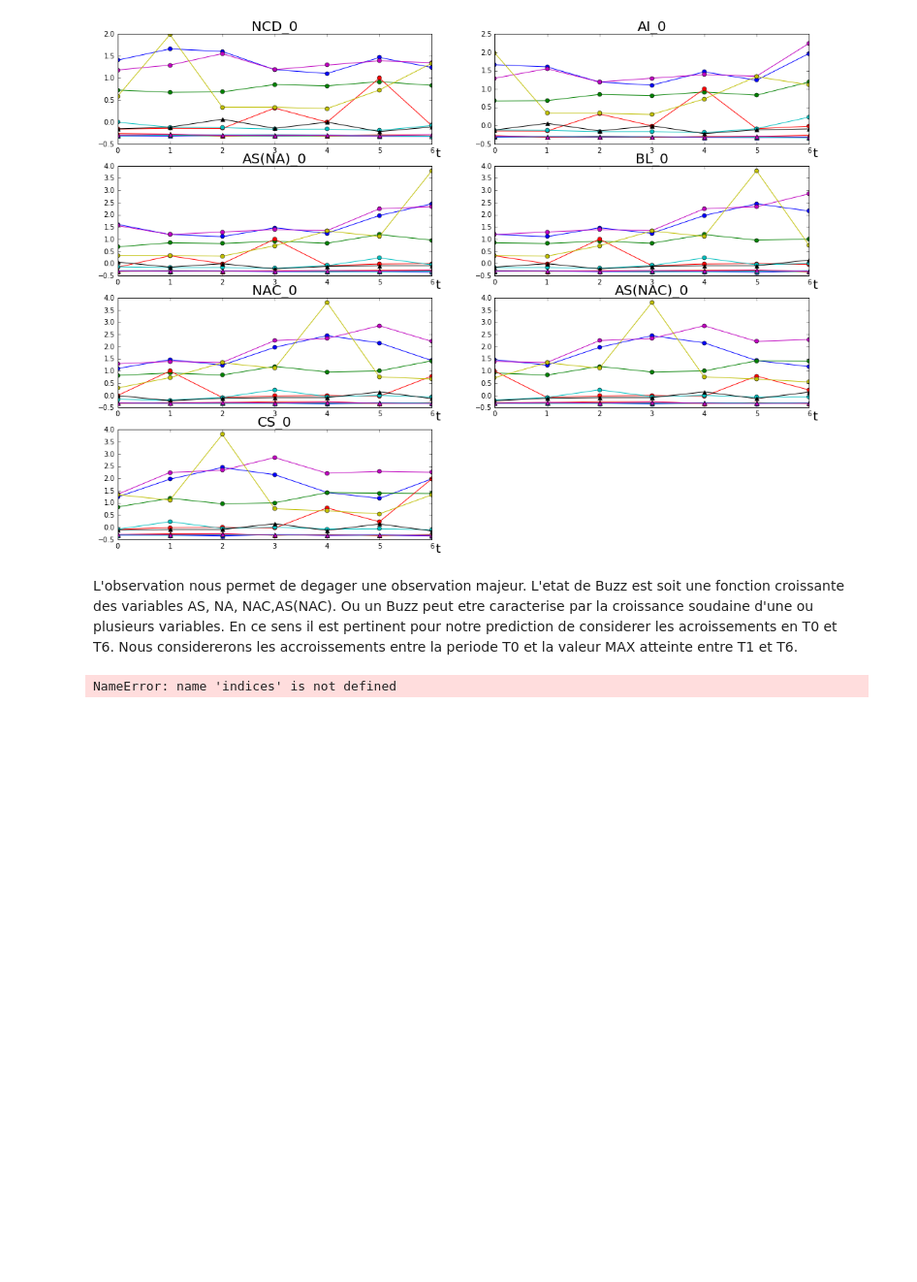
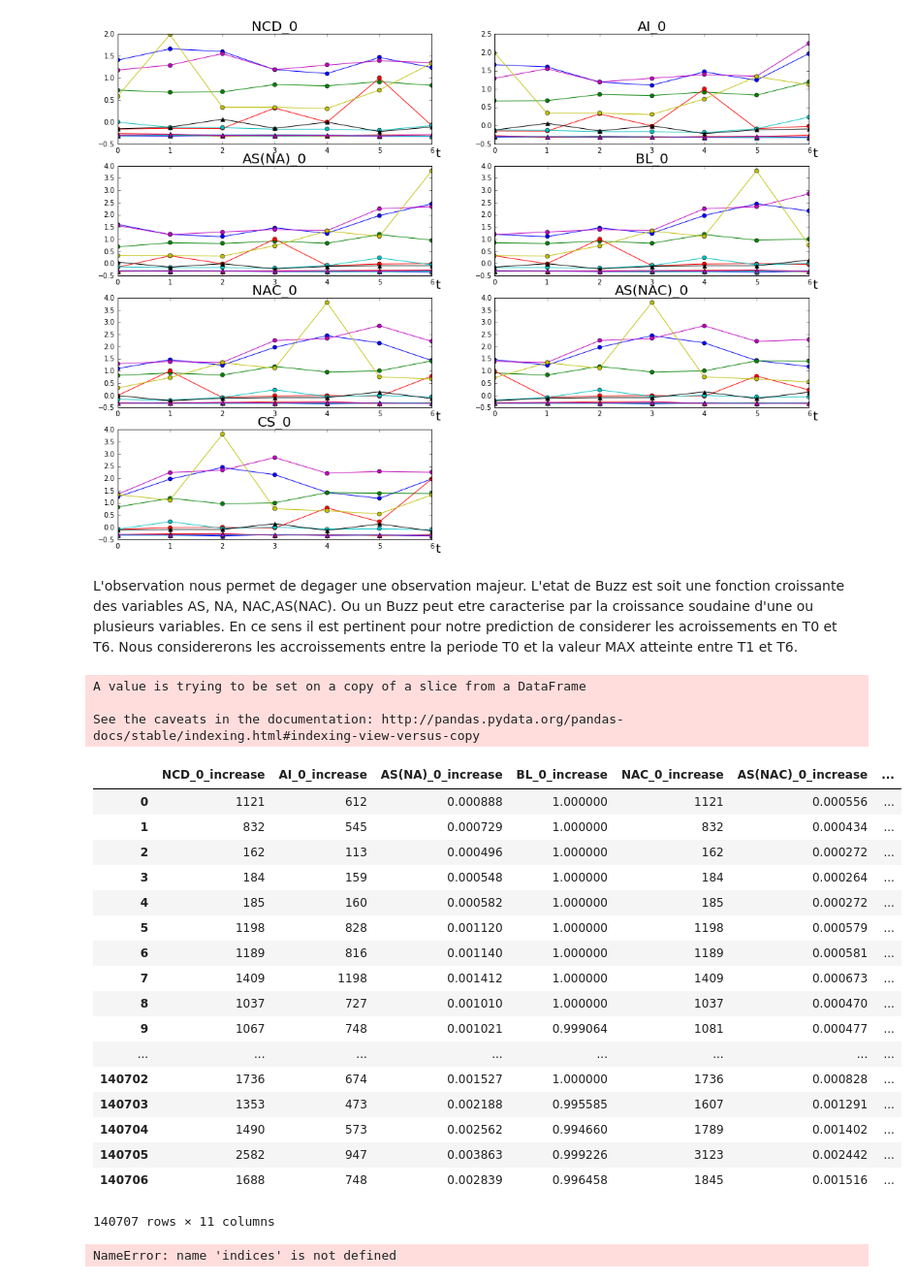
Before and after one commit to imachraoui/Buzz-social-media, a Jupyter notebook: Project-Buzz-David.ipynb, the cells around one changed output. Shown at 97% size. Cells and saved outputs as stored; diff of their text form; code cells hidden in the pictures; blank space fills up the shorter version.

```diff
--- a/Project-Buzz-David.ipynb
+++ b/Project-Buzz-David.ipynb
@@ -124,6 +124,53 @@ plotBuzz(df_Normalized,6,1,1)
 # %% [markdown]
 L'observation nous permet de degager une observation majeur. L'etat de Buzz est soit une fonction croissante des variables AS, NA, NAC,AS(NAC). Ou un Buzz peut etre caracterise par la croissance soudaine d'une ou plusieurs variables.
 En ce sens il est pertinent pour notre prediction de considerer les acroissements en T0 et T6. Nous considererons les accroissements entre la periode T0 et la valeur MAX atteinte entre T1 et T6.
+# %%
+indices_variables_auteurs = [7,49,56]
+#ajoout de variable d'accroissement
+t = []
+for i in range(0,76) :
+    ind = i %7
+    if(ind == 0):
+        t.append(i)
+
+t = np.asarray(t)
+
+accroissements = pandas.DataFrame({})
+for i in t :
+    maxes = df_nonNormalized.iloc[:,i:i+7].max(1)
+#    maxes = df_nonNormalized.iloc[:,i+6]
+    column = df_nonNormalized.iloc[:,i]
+    # Pour les variables qui commencent a 0, eviter de diviser par 0
+    column[column==0] = 1
+#    accroissements[i] = (maxes - df_nonNormalized.iloc[:,i])/column
+    accroissements[i] = df_nonNormalized.iloc[:,i+6]
+accroissements.columns = df_nonNormalized.iloc[:,t].columns + "_increase"
+#df_nonNormalized = pandas.concat([df_nonNormalized,accroissements],axis =1)
+# %% [output]
+A value is trying to be set on a copy of a slice from a DataFrame
+
+See the caveats in the documentation: http://pandas.pydata.org/pandas-docs/stable/indexing.html#indexing-view-versus-copy
+# %%
+accroissements
+# %% [output]
+|  | NCD_0_increase | AI_0_increase | AS(NA)_0_increase | BL_0_increase | NAC_0_increase | AS(NAC)_0_increase | ... |
+| 0 | 1121 | 612 | 0.000888 | 1.000000 | 1121 | 0.000556 | ... |
+| 1 | 832 | 545 | 0.000729 | 1.000000 | 832 | 0.000434 | ... |
+| 2 | 162 | 113 | 0.000496 | 1.000000 | 162 | 0.000272 | ... |
+| 3 | 184 | 159 | 0.000548 | 1.000000 | 184 | 0.000264 | ... |
+| 4 | 185 | 160 | 0.000582 | 1.000000 | 185 | 0.000272 | ... |
+| 5 | 1198 | 828 | 0.001120 | 1.000000 | 1198 | 0.000579 | ... |
+| 6 | 1189 | 816 | 0.001140 | 1.000000 | 1189 | 0.000581 | ... |
+| 7 | 1409 | 1198 | 0.001412 | 1.000000 | 1409 | 0.000673 | ... |
+| 8 | 1037 | 727 | 0.001010 | 1.000000 | 1037 | 0.000470 | ... |
+| 9 | 1067 | 748 | 0.001021 | 0.999064 | 1081 | 0.000477 | ... |
+| ... | ... | ... | ... | ... | ... | ... | ... |
+| 140702 | 1736 | 674 | 0.001527 | 1.000000 | 1736 | 0.000828 | ... |
+| 140703 | 1353 | 473 | 0.002188 | 0.995585 | 1607 | 0.001291 | ... |
+| 140704 | 1490 | 573 | 0.002562 | 0.994660 | 1789 | 0.001402 | ... |
+| 140705 | 2582 | 947 | 0.003863 | 0.999226 | 3123 | 0.002442 | ... |
+| 140706 | 1688 | 748 | 0.002839 | 0.996458 | 1845 | 0.001516 | ... |
+140707 rows × 11 columns
 # %%
 df_nonNormalized.iloc[0:4,indices[46:53]]
 # %% [output]
```
Also changed, not shown: parts of 4 cells of this notebook.
